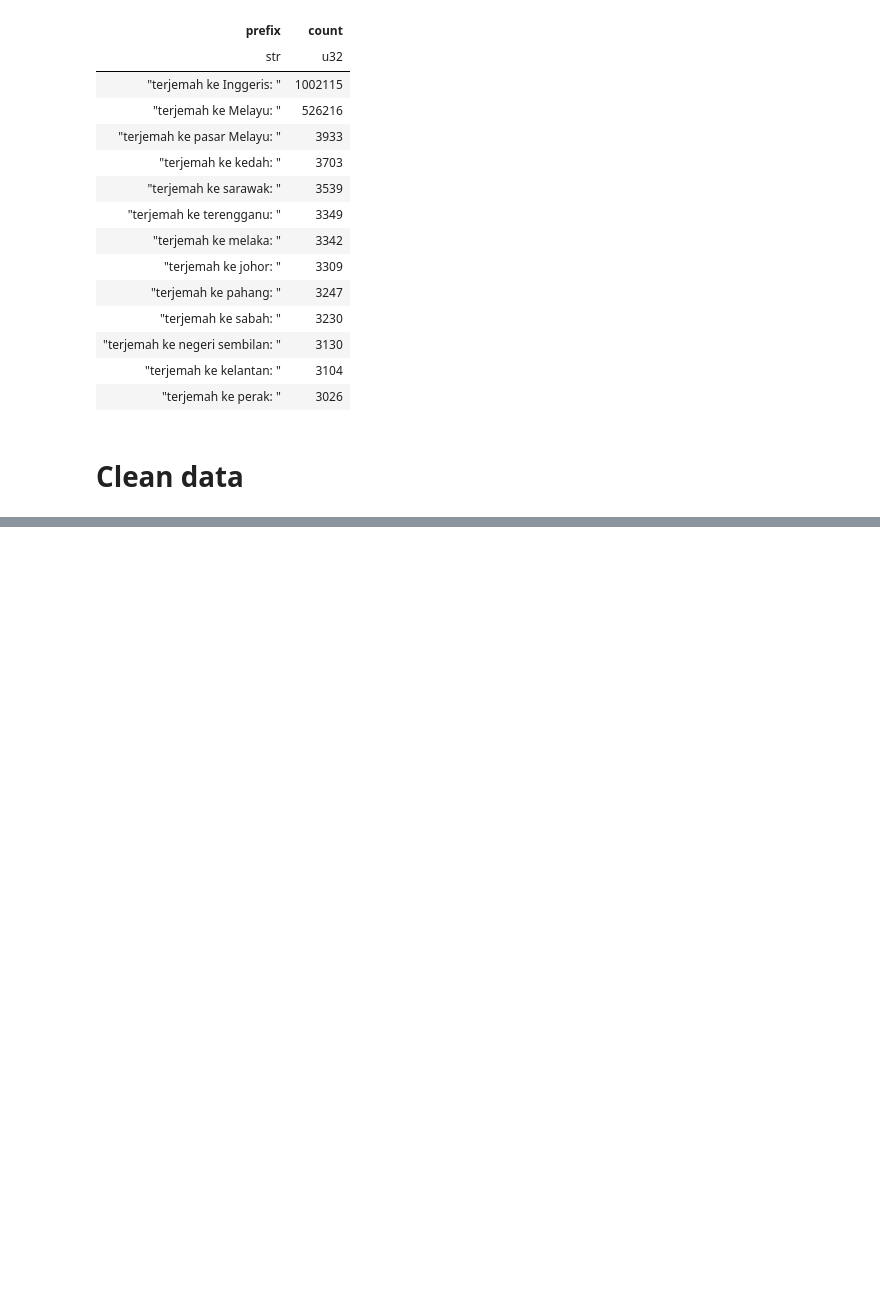
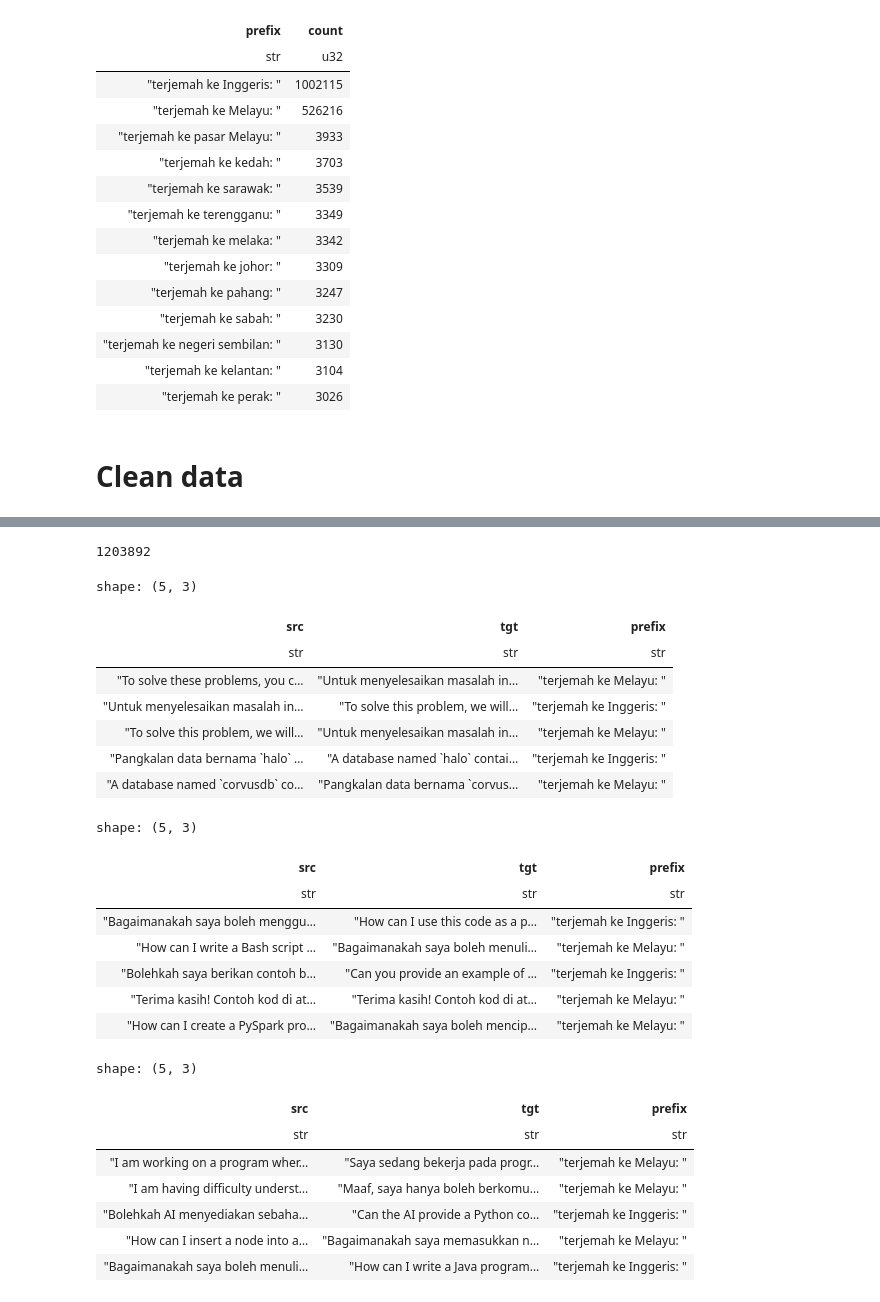
Before and after one commit to Englios/nano-t5-malaysian-dialect-MT, a Jupyter notebook: notebooks/preprocess.ipynb, the cells around one changed output, grey strips where cells are left out. Drawn from its saved outputs; the diff is of its cells as text; code cells hidden in the pictures; blank space fills up the shorter version.

```diff
--- a/notebooks/preprocess.ipynb
+++ b/notebooks/preprocess.ipynb
@@ -634,0 +647,48 @@ shape: (20, 2)
+# %%
+unique_keys = final_combined_lf_semantic_key.select("semantic_key").unique().collect()
+print(len(unique_keys))
+
+shuffled_keys = unique_keys.select(pl.col("semantic_key").shuffle())
+
+n = len(shuffled_keys)
+train_idx = int(n * 0.8)
+val_idx = int(n * 0.9)
+
+train_keys = shuffled_keys[:train_idx].lazy()
+val_keys = shuffled_keys[train_idx:val_idx].lazy()
+test_keys = shuffled_keys[val_idx:].lazy()
+
+
+train_lf = unique_keys = final_combined_lf_semantic_key.join(train_keys, on="semantic_key", how="inner").drop("semantic_key")
+val_lf = final_combined_lf_semantic_key.join(val_keys, on="semantic_key", how="inner").drop("semantic_key")
+test_lf = final_combined_lf_semantic_key.join(test_keys, on="semantic_key", how="inner").drop("semantic_key")
+
+train_lf.show()
+val_lf.show()
+test_lf.show()
+# %% [output]
+1203892
+shape: (5, 3)
+| src | tgt | prefix |
+| str | str | str |
+| "To solve these problems, you c… | "Untuk menyelesaikan masalah in… | "terjemah ke Melayu: " |
+| "Untuk menyelesaikan masalah in… | "To solve this problem, we will… | "terjemah ke Inggeris: " |
+| "To solve this problem, we will… | "Untuk menyelesaikan masalah in… | "terjemah ke Melayu: " |
+| "Pangkalan data bernama `halo` … | "A database named `halo` contai… | "terjemah ke Inggeris: " |
+| "A database named `corvusdb` co… | "Pangkalan data bernama `corvus… | "terjemah ke Melayu: " |
+shape: (5, 3)
+| src | tgt | prefix |
+| str | str | str |
+| "Bagaimanakah saya boleh menggu… | "How can I use this code as a p… | "terjemah ke Inggeris: " |
+| "How can I write a Bash script … | "Bagaimanakah saya boleh menuli… | "terjemah ke Melayu: " |
+| "Bolehkah saya berikan contoh b… | "Can you provide an example of … | "terjemah ke Inggeris: " |
+| "Terima kasih! Contoh kod di at… | "Terima kasih! Contoh kod di at… | "terjemah ke Melayu: " |
+| "How can I create a PySpark pro… | "Bagaimanakah saya boleh mencip… | "terjemah ke Melayu: " |
+shape: (5, 3)
+| src | tgt | prefix |
+| str | str | str |
+| "I am working on a program wher… | "Saya sedang bekerja pada progr… | "terjemah ke Melayu: " |
+| "I am having difficulty underst… | "Maaf, saya hanya boleh berkomu… | "terjemah ke Melayu: " |
+| "Bolehkah AI menyediakan sebaha… | "Can the AI provide a Python co… | "terjemah ke Inggeris: " |
+| "How can I insert a node into a… | "Bagaimanakah saya memasukkan n… | "terjemah ke Melayu: " |
+| "Bagaimanakah saya boleh menuli… | "How can I write a Java program… | "terjemah ke Inggeris: " |
```
Also changed, not shown: parts of 4 cells of this notebook.
